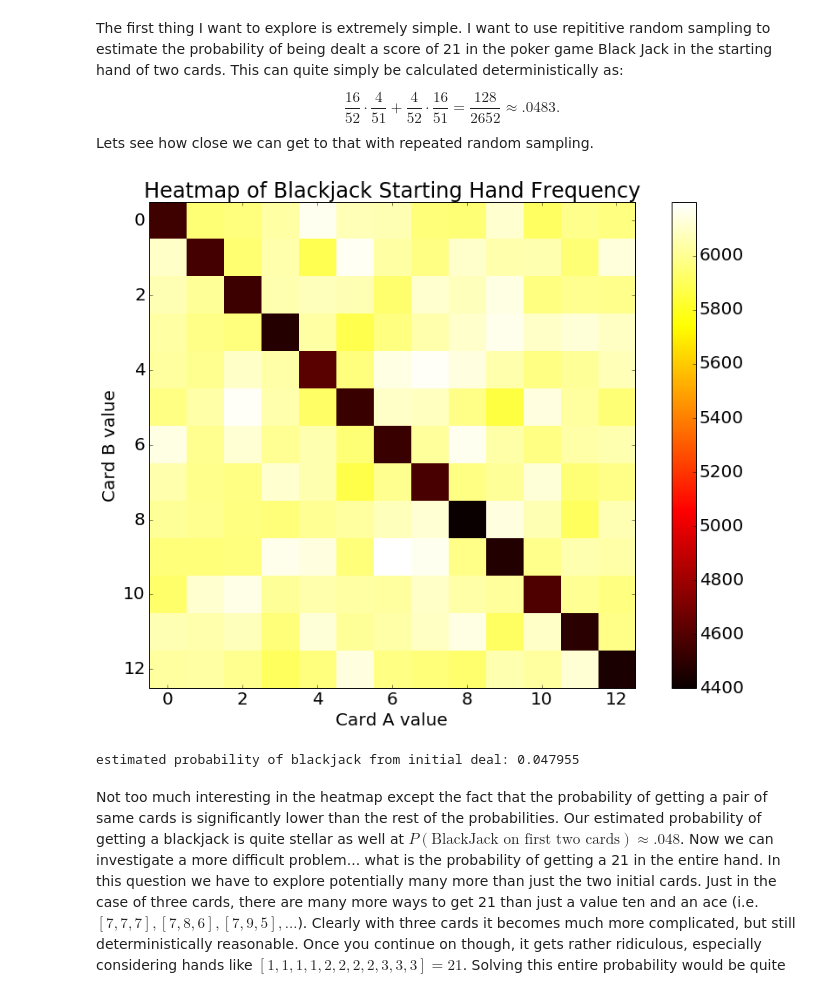
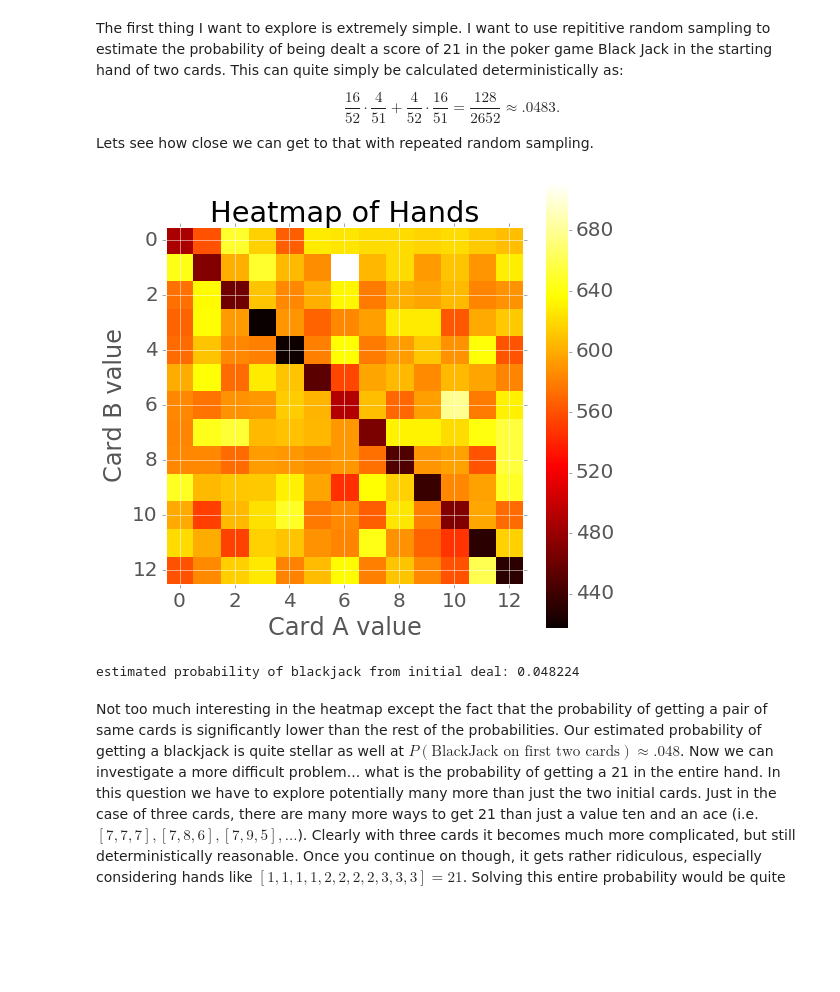
Before and after one commit to michaelneuder/numerical_experiments, a Jupyter notebook: cards/blackjack.ipynb, the cells around one changed output. Saved outputs shown, nothing was run; the diff lists cells and outputs as text; code cells hidden in the pictures; blank space fills up the shorter version.

Commit message:
yay ggplot looks so dope

```diff
--- a/cards/blackjack.ipynb
+++ b/cards/blackjack.ipynb
@@ -6,6 +6,7 @@ this notebook examines a couple different results in the context of the card gam
 from card_deck import deck
 import numpy as np
 import matplotlib.pyplot as plt
+plt.style.use('ggplot')
 plt.rcParams['figure.figsize'] = 15, 10
 plt.rcParams["font.size"] = "20"
 # %% [markdown]
@@ -39,20 +40,20 @@ def simulate_blackjack_2cards(trials):
             num_blackjacks += 1
     return num_blackjacks / num_trials, hand_frequency
 # %%
-trials = 1000000
+trials = 100000
 prob, freqs = simulate_blackjack_2cards(trials)
 plt.imshow(freqs, cmap='hot', interpolation='nearest')
 plt.xlabel('Card A value')
 plt.ylabel('Card B value')
-plt.title('Heatmap of Blackjack Starting Hand Frequency')
+plt.title('Heatmap of Hands')
 plt.colorbar()
 plt.show()
 # %% [output]
-[figure, old version]
+[figure, new version]
 # %%
 print('estimated probability of blackjack from initial deal:', prob)
 # %% [output]
-estimated probability of blackjack from initial deal: 0.047955
+estimated probability of blackjack from initial deal: 0.048224
 # %% [markdown]
 Not too much interesting in the heatmap except the fact that the probability of getting a pair of same cards is significantly lower than the rest of the probabilities. Our estimated probability of getting a blackjack is quite stellar as well at $P(\text{BlackJack on first two cards}) \approx .048$. Now we can investigate a more difficult problem... what is the probability of getting a 21 in the entire hand. In this question we have to explore potentially many more than just the two initial cards. Just in the case of three cards, there are many more ways to get 21 than just a value ten and an ace (i.e. $ [7,7,7], [7,8,6], [7,9,5], ...$). Clearly with three cards it becomes much more complicated, but still deterministically reasonable. Once you continue on though, it gets rather ridiculous, especially considering hands like $[1,1,1,1,2,2,2,2,3,3,3] = 21$. Solving this entire probability would be quite the adventure, though I don't doubt a good probabilist with a lot of time could do it. I want to use a monte carlo method to estimate this value. The process is simple... check the score of the current hand, and if it is less than 21, get dealt another card (of course this wouldn't be a very wise playing strategy). Let's see what happens.
 # %%
```
Also changed, not shown: parts of 5 cells of this notebook, 10 other files.
